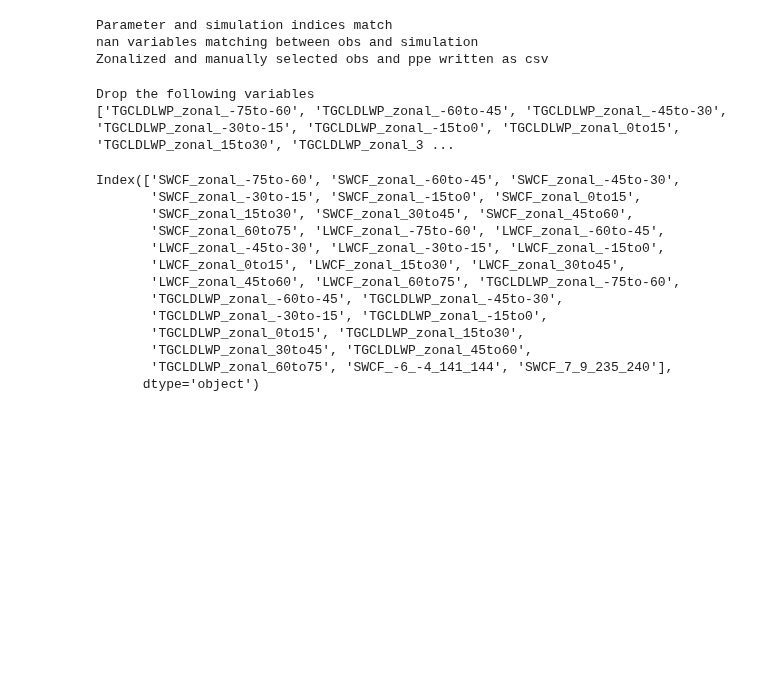
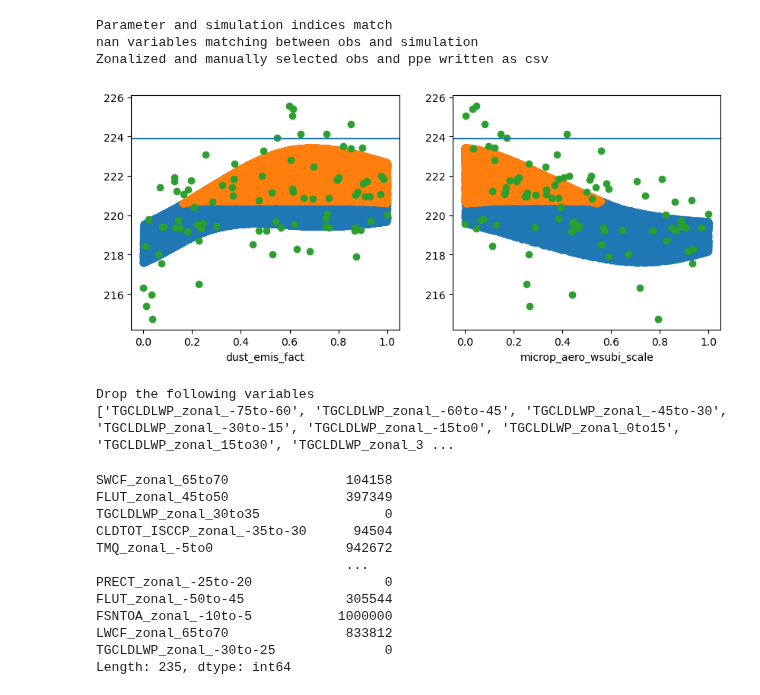
Before and after one commit to yiqioyang/proj2dhullsampler, a Jupyter notebook: class_based.ipynb, the cells around one changed output. Cells and saved outputs as stored; diff of their text form; code cells hidden in the pictures; blank space fills up the shorter version.

```diff
--- a/class_based.ipynb
+++ b/class_based.ipynb
@@ -357,7 +357,9 @@ test_case.sensitivity_emulation(n_cpus = 15)
 # %%
 test_case.mask_generation()
 # %%
-test_case.visualize_check()
+test_case.visualize_check('FLUT_zonal_45to50')
+# %% [output]
+[figure, added]
 # %%
 test_case.drop_by_name(["TGCLDLWP"])
 # %% [output]
@@ -368,18 +370,17 @@ test_case.drop_by_n_survive(100000)
 # %%
 meta = test_case.meta
 # %%
-meta.transpose().index
+test_case.data_emu.tf_masks.sum(axis = 0)
 # %% [output]
-Index(['SWCF_zonal_-75to-60', 'SWCF_zonal_-60to-45', 'SWCF_zonal_-45to-30',
-       'SWCF_zonal_-30to-15', 'SWCF_zonal_-15to0', 'SWCF_zonal_0to15',
-       'SWCF_zonal_15to30', 'SWCF_zonal_30to45', 'SWCF_zonal_45to60',
-       'SWCF_zonal_60to75', 'LWCF_zonal_-75to-60', 'LWCF_zonal_-60to-45',
-       'LWCF_zonal_-45to-30', 'LWCF_zonal_-30to-15', 'LWCF_zonal_-15to0',
-       'LWCF_zonal_0to15', 'LWCF_zonal_15to30', 'LWCF_zonal_30to45',
-       'LWCF_zonal_45to60', 'LWCF_zonal_60to75', 'TGCLDLWP_zonal_-75to-60',
-       'TGCLDLWP_zonal_-60to-45', 'TGCLDLWP_zonal_-45to-30',
-       'TGCLDLWP_zonal_-30to-15', 'TGCLDLWP_zonal_-15to0',
-       'TGCLDLWP_zonal_0to15', 'TGCLDLWP_zonal_15to30',
-       'TGCLDLWP_zonal_30to45', 'TGCLDLWP_zonal_45to60',
-       'TGCLDLWP_zonal_60to75', 'SWCF_-6_-4_141_144', 'SWCF_7_9_235_240'],
-      dtype='object')
+SWCF_zonal_65to70               104158
+FLUT_zonal_45to50               397349
+TGCLDLWP_zonal_30to35                0
+CLDTOT_ISCCP_zonal_-35to-30      94504
+TMQ_zonal_-5to0                 942672
+                                ...
+PRECT_zonal_-25to-20                 0
+FLUT_zonal_-50to-45             305544
+FSNTOA_zonal_-10to-5           1000000
+LWCF_zonal_65to70               833812
+TGCLDLWP_zonal_-30to-25              0
+Length: 235, dtype: int64
```
